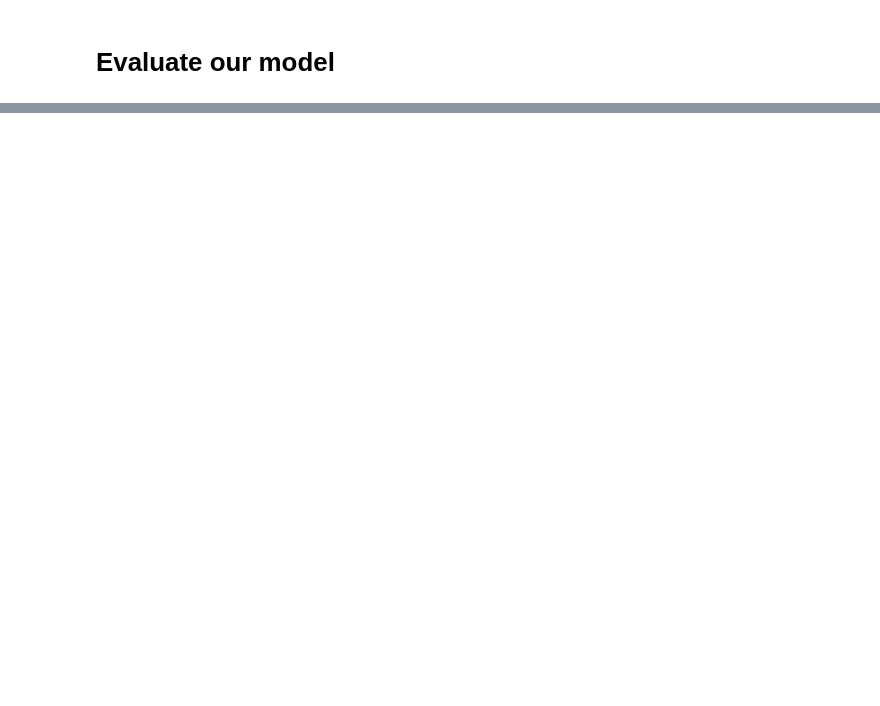
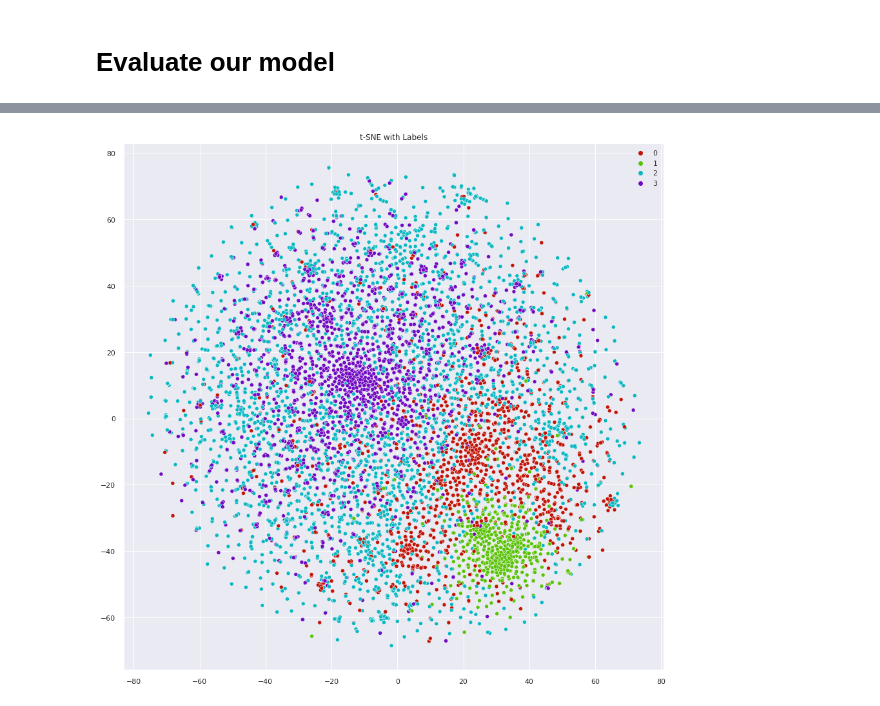
Before and after one commit to VitorBonella/NLP-Unsupervised-Learning, a Jupyter notebook: TrabalhoPratico-CienciaDeDados-IgorVarejão-VitorBonella.ipynb, the cells around one changed output, grey strips where cells are left out. Drawn from its saved outputs; the diff is of its cells as text; code cells hidden in the pictures; blank space fills up the shorter version.

```diff
--- a/TrabalhoPratico-CienciaDeDados-IgorVarejão-VitorBonella.ipynb
+++ b/TrabalhoPratico-CienciaDeDados-IgorVarejão-VitorBonella.ipynb
@@ -366,0 +352,5 @@ p.set(xlabel='Cluster Number')
+# %%
+from sklearn.manifold import TSNE
+tsne = TSNE(verbose=1, perplexity=50)
+# The entry will be the TFIDF
+X_red = tsne.fit_transform(df_freq.values)
@@ -366,0 +372,14 @@ p.set(xlabel='Cluster Number')
+# %%
+# sns settings
+sns.set(rc={'figure.figsize':(15,15)})
+
+# colors
+palette = sns.hls_palette(N_CLUSTERS, l=.4, s=.9)
+
+# plot
+sns.scatterplot(X_red[:,0], X_red[:,1], palette=palette, hue=y_pred_k_means, legend='full')
+plt.title('t-SNE with Labels')
+plt.savefig("t-sne_good_reads.png")
+plt.show()
+# %% [output]
+[figure, added]
```
Also changed, not shown: parts of 18 cells of this notebook.
